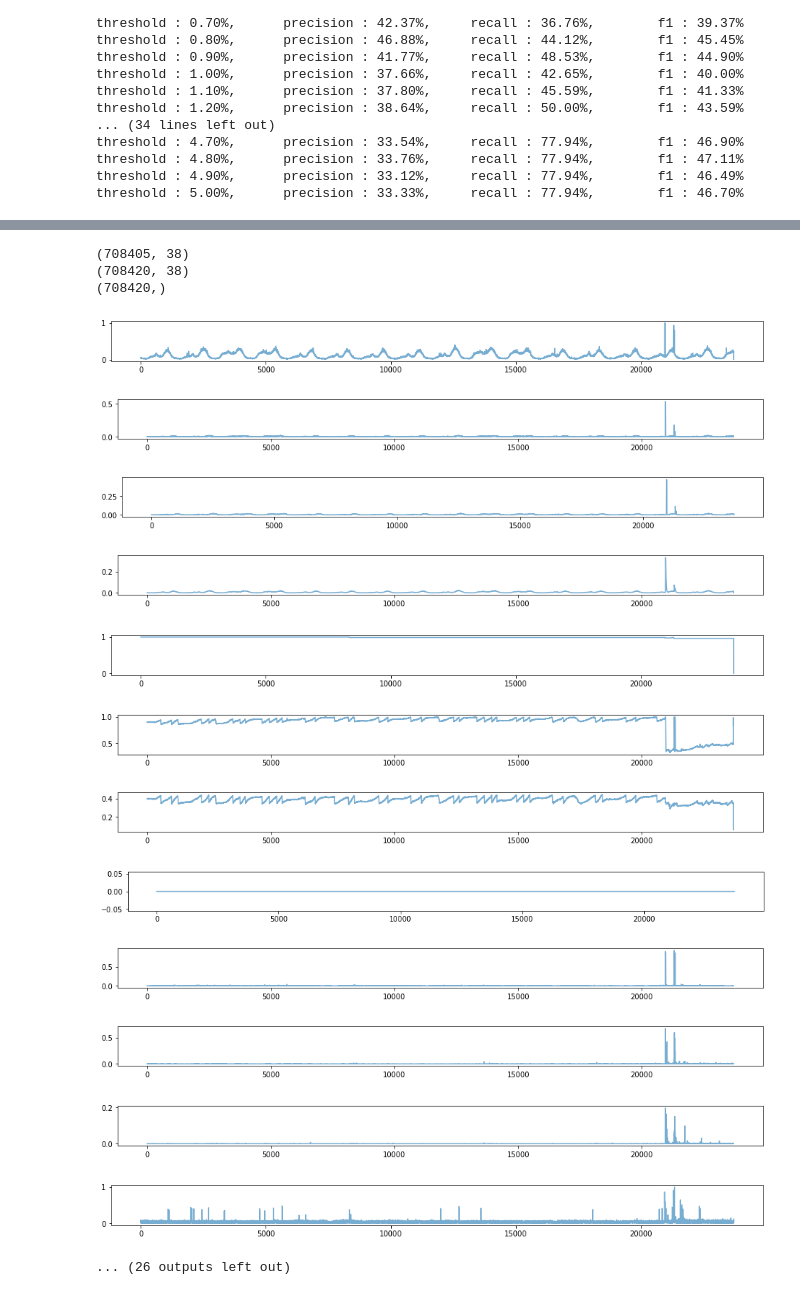
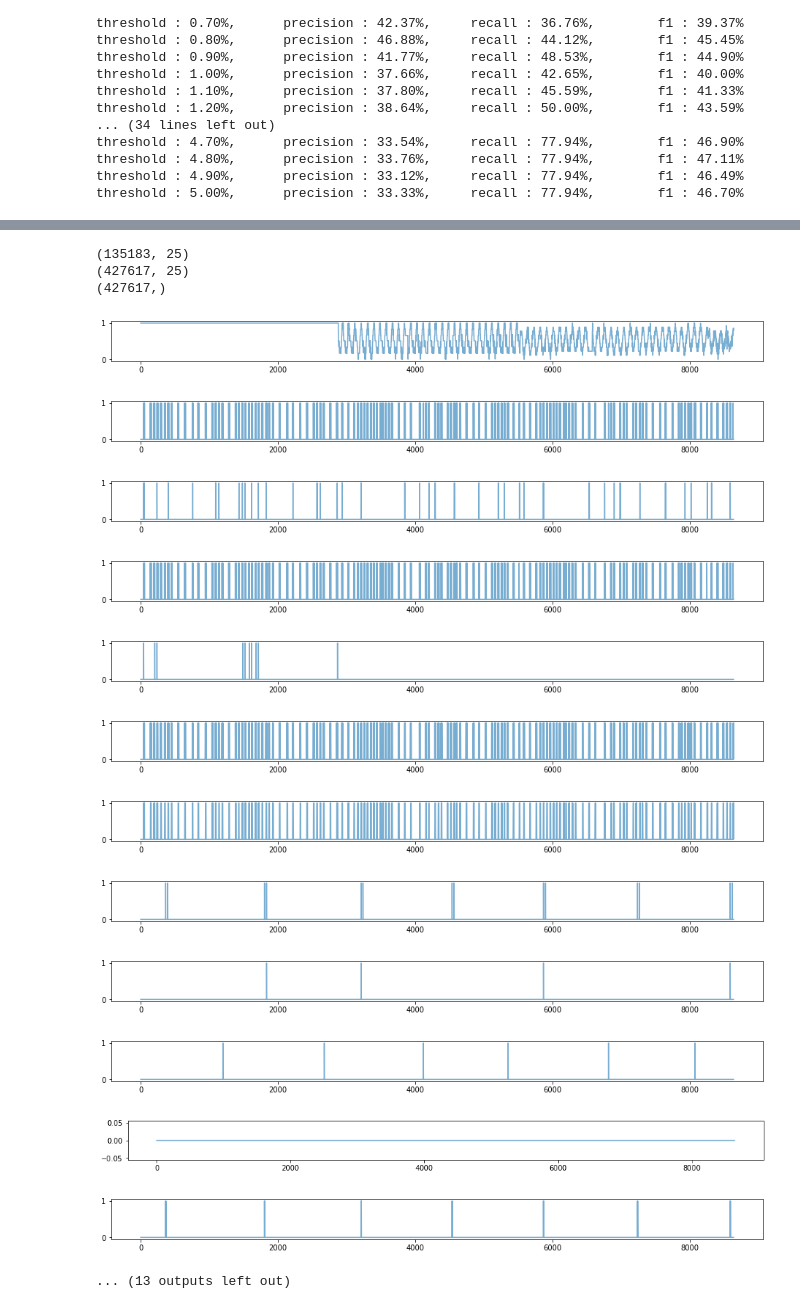
Before and after one commit to Jhryu30/AnomalyBERT, a Jupyter notebook: evaluate.ipynb, the cells around one changed output, grey strips where cells are left out. Saved outputs shown, nothing was run; the diff lists cells and outputs as text; code cells hidden in the pictures.

```diff
--- a/evaluate.ipynb
+++ b/evaluate.ipynb
@@ -278,7 +278,7 @@ Non-trainable params: 0
 ----------------------------------------------------------------------------
 # %%
 # Load entire data.
-dataset = 'SMD'
+dataset = 'SMAP'
 train_data = np.load(config.TRAIN_DATASET[dataset])
 test_data = np.load(config.TEST_DATASET[dataset])
 test_label = np.load(config.TEST_LABEL[dataset])
@@ -291,31 +291,31 @@ print(train_data.shape)
 print(test_data.shape)
 print(test_label.shape)
 # %% [output]
-(708405, 38)
-(708420, 38)
-(708420,)
+(135183, 25)
+(427617, 25)
+(427617,)
 # %%
 # Visualize train data.
-index = test_divisions[3]
+index = test_divisions[0]
 label = train_data[index[0]:index[1]].astype(bool)
 
 for i in range(len(train_data[0])):
     plt.figure(figsize=(16, 1))
     plt.plot(train_data[index[0]:index[1], i], alpha=0.6)
     plt.show()
 # %% [output]
-[figure, old version]
+[figure, new version]
-[figure, old version]
+[figure, new version]
-[figure, old version]
+[figure, new version]
-[figure, old version]
+[figure, new version]
-[figure, old version]
+[figure, new version]
-[figure, old version]
+[figure, new version]
-[figure, old version]
+[figure, new version]
-[figure, old version]
+[figure, new version]
-[figure, old version]
+[figure, new version]
-[figure, old version]
+[figure, new version]
-[figure, old version]
+[figure, new version]
-[figure, old version]
+[figure, new version]
-... (26 outputs left out)
+... (13 outputs left out)
 # %%
 # Visualize test data.
```
Also changed, not shown: parts of 8 cells of this notebook, 4 other files.
